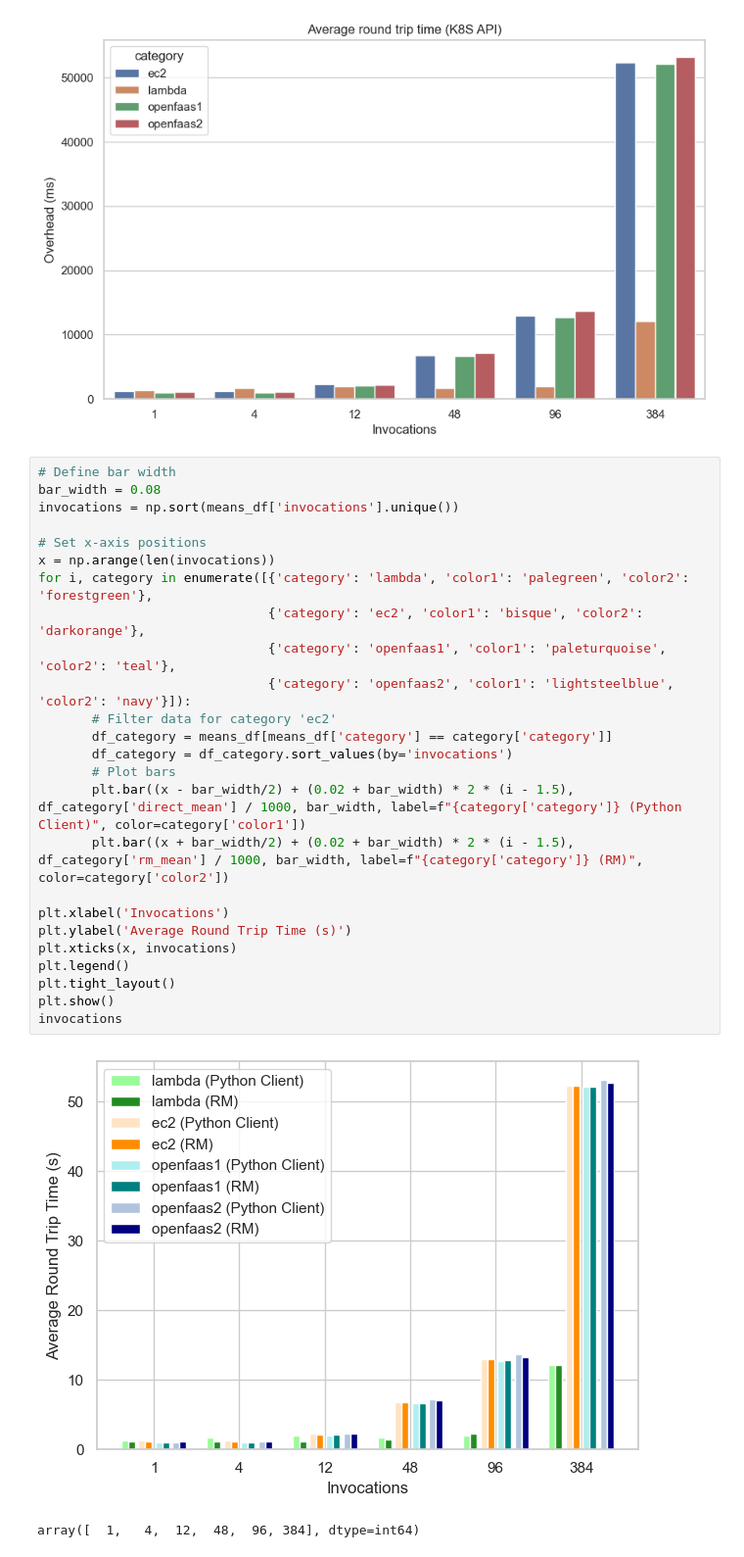
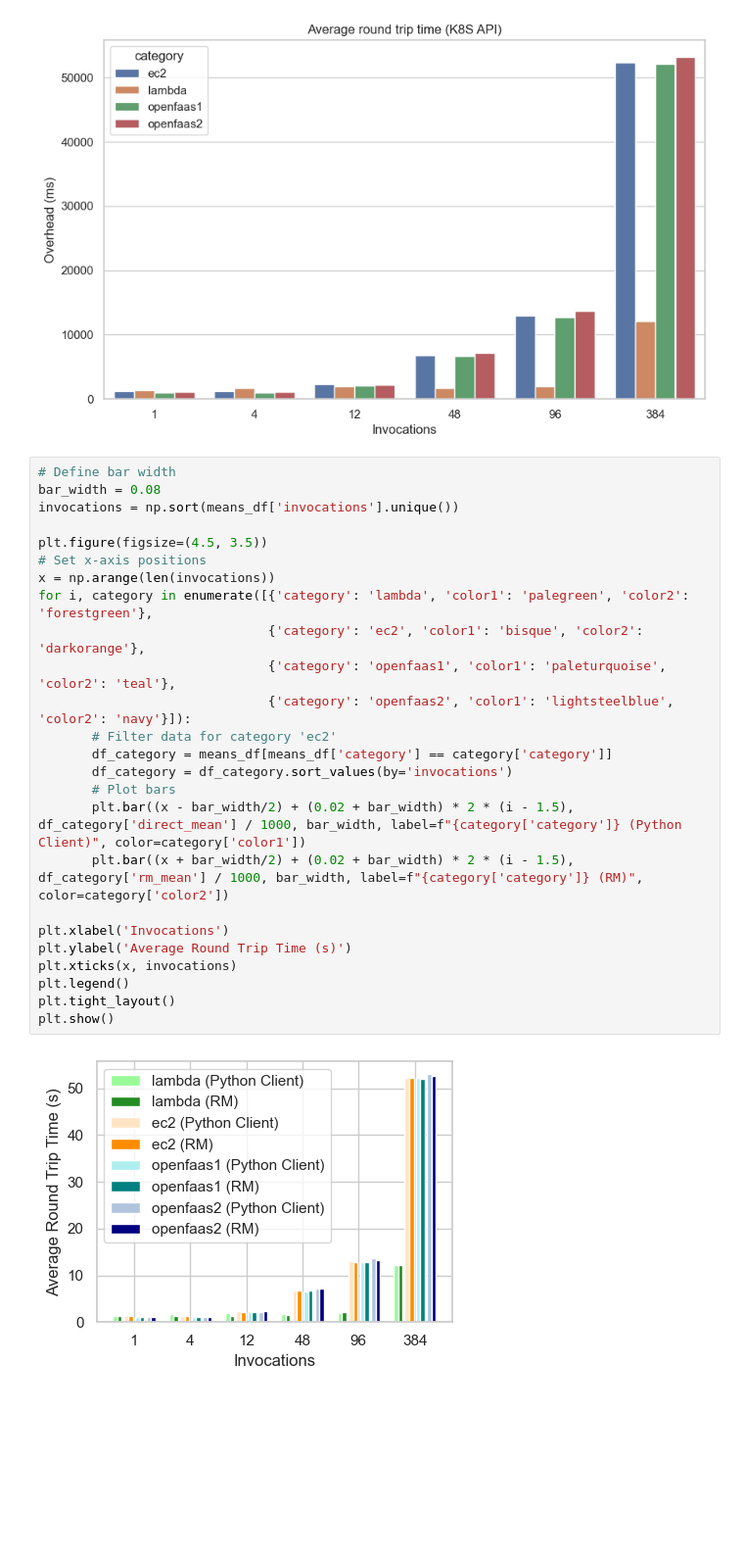
Before and after one commit to Apollo-Tools/resource-manager, a Jupyter notebook: benchmark/results/rm-analysis/function_invocations.ipynb, the cells around one changed output. Shown at 98% size. Drawn from its saved outputs; the diff is of its cells as text; blank space fills up the shorter version.

```diff
--- a/benchmark/results/rm-analysis/function_invocations.ipynb
+++ b/benchmark/results/rm-analysis/function_invocations.ipynb
@@ -101,28 +101,27 @@ plt.show()
 # %%
 # Define bar width
 bar_width = 0.08
 invocations = np.sort(means_df['invocations'].unique())
 
+plt.figure(figsize=(4.5, 3.5))
 # Set x-axis positions
 x = np.arange(len(invocations))
 for i, category in enumerate([{'category': 'lambda', 'color1': 'palegreen', 'color2': 'forestgreen'},
                               {'category': 'ec2', 'color1': 'bisque', 'color2': 'darkorange'},
                               {'category': 'openfaas1', 'color1': 'paleturquoise', 'color2': 'teal'},
                               {'category': 'openfaas2', 'color1': 'lightsteelblue', 'color2': 'navy'}]):
        # Filter data for category 'ec2'
        df_category = means_df[means_df['category'] == category['category']]
        df_category = df_category.sort_values(by='invocations')
        # Plot bars
        plt.bar((x - bar_width/2) + (0.02 + bar_width) * 2 * (i - 1.5), df_category['direct_mean'] / 1000, bar_width, label=f"{category['category']} (Python Client)", color=category['color1'])
        plt.bar((x + bar_width/2) + (0.02 + bar_width) * 2 * (i - 1.5), df_category['rm_mean'] / 1000, bar_width, label=f"{category['category']} (RM)", color=category['color2'])
 
 plt.xlabel('Invocations')
 plt.ylabel('Average Round Trip Time (s)')
 plt.xticks(x, invocations)
 plt.legend()
 plt.tight_layout()
 plt.show()
-invocations
 # %% [output]
-[figure, old version]
+[figure, new version]
-array([  1,   4,  12,  48,  96, 384], dtype=int64)
```
Also changed, not shown: parts of 4 cells of this notebook, 2 other files.
